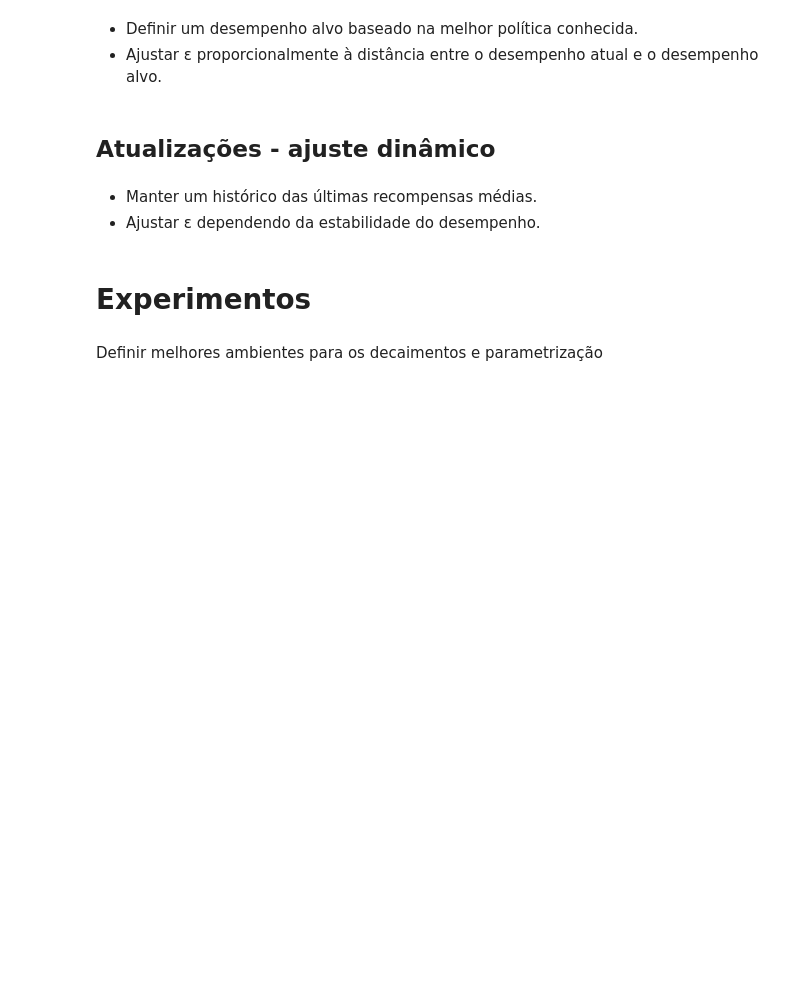
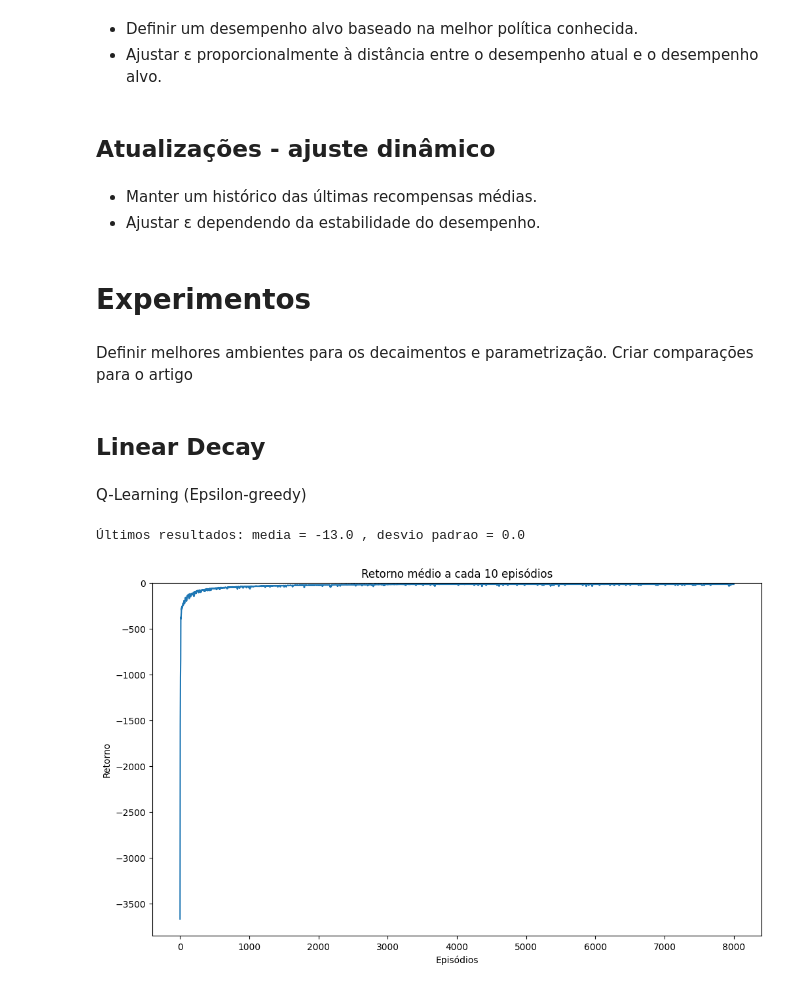
Before and after one commit to christiandoramo/Variantes-para-o-epsilon, a Jupyter notebook: Variantes_do_epsilon.ipynb, the cells around one changed output. Saved outputs shown, nothing was run; the diff lists cells and outputs as text; code cells hidden in the pictures; blank space fills up the shorter version.

```diff
--- a/Variantes_do_epsilon.ipynb
+++ b/Variantes_do_epsilon.ipynb
@@ -909,0 +872,11 @@ plot_multiple_results(results, x_log_scale=False)
+# %%
+# testando um tipo de decaimento linear do Epsilon
+def linear_decay(initial_E=1.0, min_E=0.005, X=1000):
+    # X é o numero do passos (limite) para achar o min_E
+    k = (initial_E - min_E)/X
+    # k é a taxa de decaimento linear: Epsilon inicial - Epsilon minimo/x
+    def new_E(t): # t é o passo atual no treinamento
+        return max(min_E, initial_E - k * t)
+        # primeira vez -> (0.005, 1 - ((1-0.005)/1000) * 1) (0.005 ou 0,999005)
+        # segunda vez -> (0.005, 1 - ((1-0.005)/1000) * 2)...
+    return new_E
@@ -929,4 +974,31 @@ plot_multiple_results(results, x_log_scale=False)
 # %% [markdown]
 # Experimentos
 # %% [markdown]
-Definir melhores ambientes para os decaimentos e parametrização
+Definir melhores ambientes para os decaimentos e parametrização. Criar comparações para o artigo
+# %% [markdown]
+## Linear Decay
+# %% [markdown]
+Q-Learning (Epsilon-greedy)
+# %%
+#ENV_NAME, r_max = "Taxi-v3", 10
+ENV_NAME, r_max = "CliffWalking-v0", 0
+
+EPISODES = 8_000
+LR = 0.01
+GAMMA = 0.95
+EPSILON = 0.05
+
+env = gym.make(ENV_NAME, max_episode_steps=500)
+
+# Roda o algoritmo Q-Learning
+rewards1, qtable1 = run_qlearning_linear_decay(env, EPISODES, LR, GAMMA)
+clear_output()
+
+print("Últimos resultados: media =", np.mean(rewards1[-20:]), ", desvio padrao =", np.std(rewards1[-20:]))
+# %% [output]
+Últimos resultados: media = -13.0 , desvio padrao = 0.0
+# %%
+# Mostra um gráfico de episódios x retornos não descontados
+plot_result(rewards1, r_max)
+# %% [output]
+[figure, added]
```
Also changed, not shown: parts of 31 cells of this notebook.
